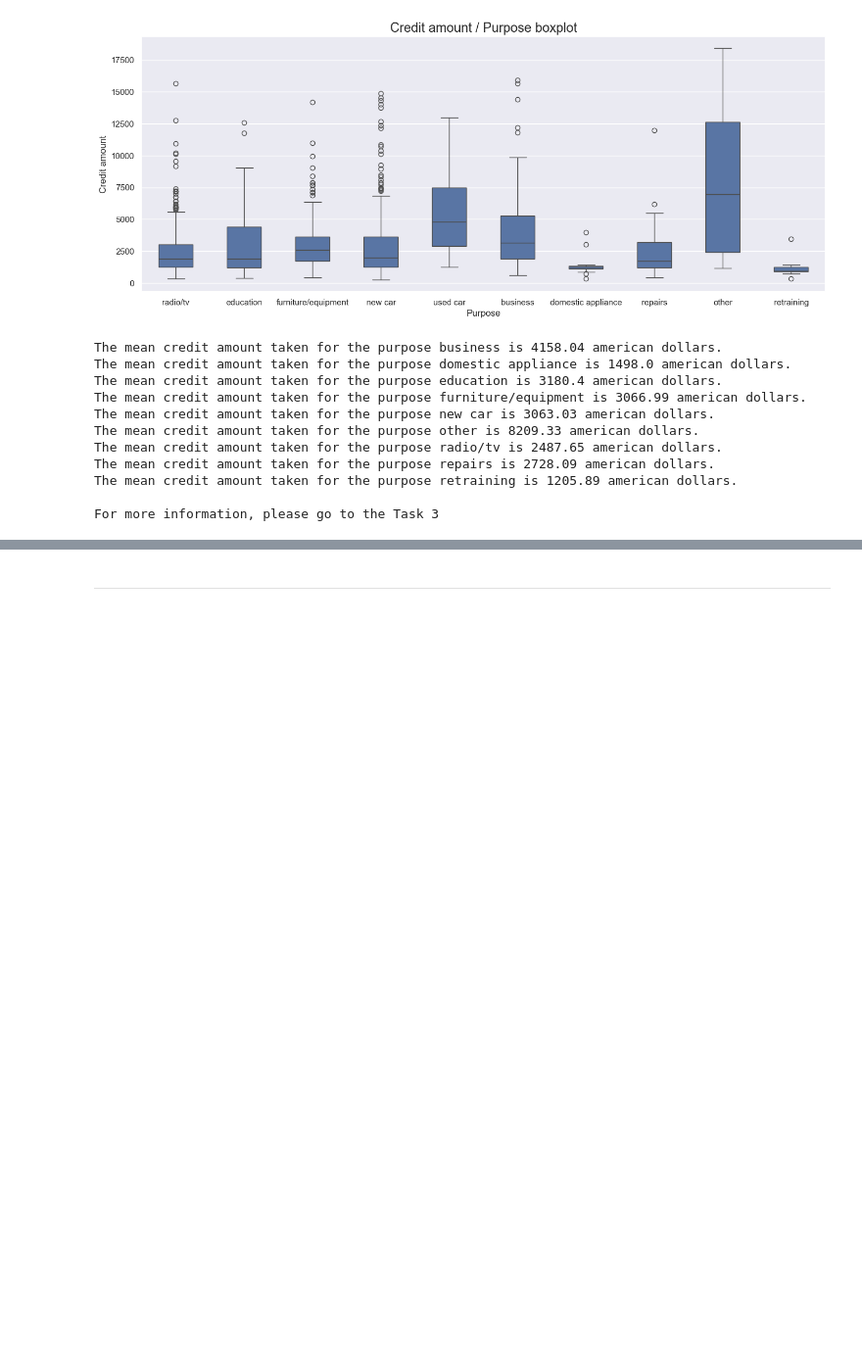
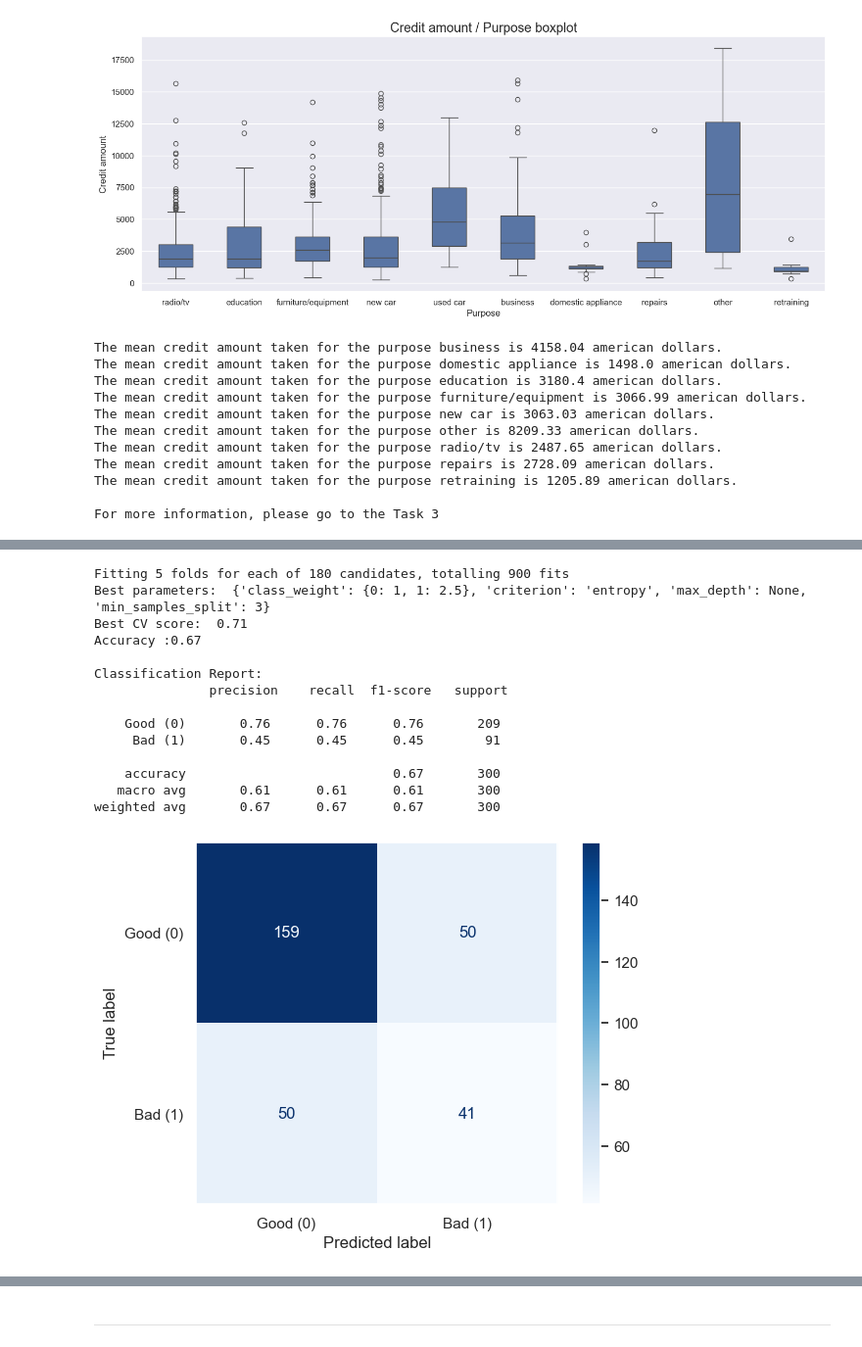
Before and after one commit to LeoTarulli/Credit_Risk_API, a Jupyter notebook: credit_project.ipynb, the cells around one changed output, grey strips where cells are left out. Shown at 98% size. Cells and saved outputs as stored; diff of their text form; code cells hidden in the pictures; blank space fills up the shorter version.

Commit message:
Improving encoding applying manual mapping for target feature and ranked features, OneHotEncoder for Unranked features, and rerunning the models

```diff
--- a/credit_project.ipynb
+++ b/credit_project.ipynb
@@ -611,11 +618,3 @@ df[ df.select_dtypes(include="string").columns].head()
 | 2 | no checking | critical/other existing credit | education | <100 | 4<=X<7 | male single | none | ... |
 | 3 | <0 | existing paid | furniture/equipment | <100 | 4<=X<7 | male single | guarantor | ... |
 | 4 | <0 | delayed previously | new car | <100 | 1<=X<4 | male single | none | ... |
-# %%
-# Importing libraries
-from sklearn.preprocessing import LabelEncoder
-le = LabelEncoder()
-
-# Transforming categorical data into numerical
-for i in categorical_columns:
-    df[i] = le.fit_transform(df[i])
@@ -691,0 +716,72 @@ weighted avg       0.66      0.65      0.66       300
+# %%
+import matplotlib.pyplot as plt
+from sklearn.tree import DecisionTreeClassifier
+from sklearn.model_selection import GridSearchCV
+from sklearn.metrics import accuracy_score, classification_report, confusion_matrix, ConfusionMatrixDisplay
+
+dt_model = DecisionTreeClassifier(random_state = 42)
+
+# the tunning parameters
+param_grid_dt = {
+    "criterion":["gini", "entropy"],
+    "max_depth": [None,2,5,7,10,20],
+    "min_samples_split":[2,3,4],
+    "class_weight": [
+        "balanced",
+        {0: 1, 1: 1.5},  # Ponderación suave
+        {0: 1, 1: 2.0},  # Error en 'Bad' cuesta el doble
+        {0: 1, 1: 2.5},  # Error en 'Bad' cuesta 2.5 veces más
+        {0: 1, 1: 3.0},  # Error en 'Bad' cuesta el triple
+    ]
+}
+
+# Building the grid model
+grid_dt = GridSearchCV(
+    estimator = dt_model,
+    param_grid = param_grid_dt,
+    cv = 5,
+    scoring="accuracy",
+    n_jobs=-1,
+    verbose=1)
+
+# Training the model
+grid_dt.fit(X_train,y_train)
+
+best_dt = grid_dt.best_estimator_ # Getting the best estimators
+DTC_pred = best_dt.predict(X_test) # Predicting y_test by using the best model
+
+# Results
+print("Best parameters: ", grid_dt.best_params_)
+print("Best CV score: ", round(grid_dt.best_score_,2))
+print(f"Accuracy :{round(accuracy_score(y_test, DTC_pred),2)}")
+
+
+# Classification Report and Confusion Matrix
+print("\nClassification Report:\n", classification_report(y_test, DTC_pred,  target_names = ["Good (0)", "Bad (1)"]))
+
+cm = confusion_matrix(y_test, DTC_pred)
+
+disp = ConfusionMatrixDisplay(
+    confusion_matrix = cm,
+    display_labels = ["Good (0)", "Bad (1)"]
+)
+
+disp.plot(cmap = "Blues", values_format = "d")
+plt.grid(False)
+plt.show()
+# %% [output]
+Fitting 5 folds for each of 180 candidates, totalling 900 fits
+Best parameters:  {'class_weight': {0: 1, 1: 2.5}, 'criterion': 'entropy', 'max_depth': None, 'min_samples_split': 3}
+Best CV score:  0.71
+Accuracy :0.67
+
+Classification Report:
+               precision    recall  f1-score   support
+
+    Good (0)       0.76      0.76      0.76       209
+     Bad (1)       0.45      0.45      0.45        91
+
+    accuracy                           0.67       300
+   macro avg       0.61      0.61      0.61       300
+weighted avg       0.67      0.67      0.67       300
+[figure, added]
```
Also changed, not shown: parts of 68 cells of this notebook, 3 other files.
